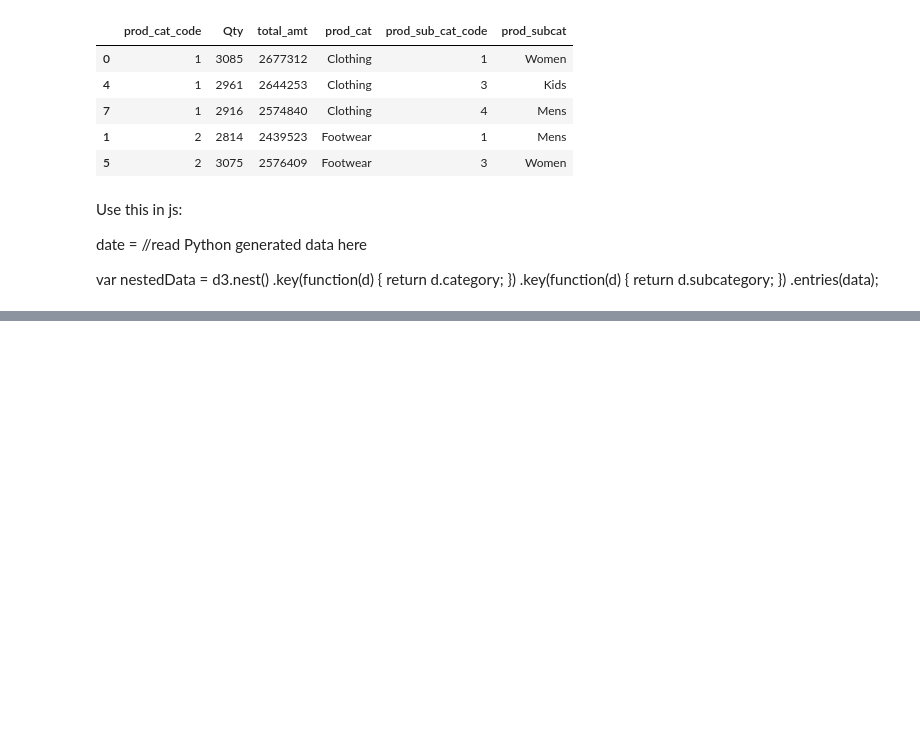
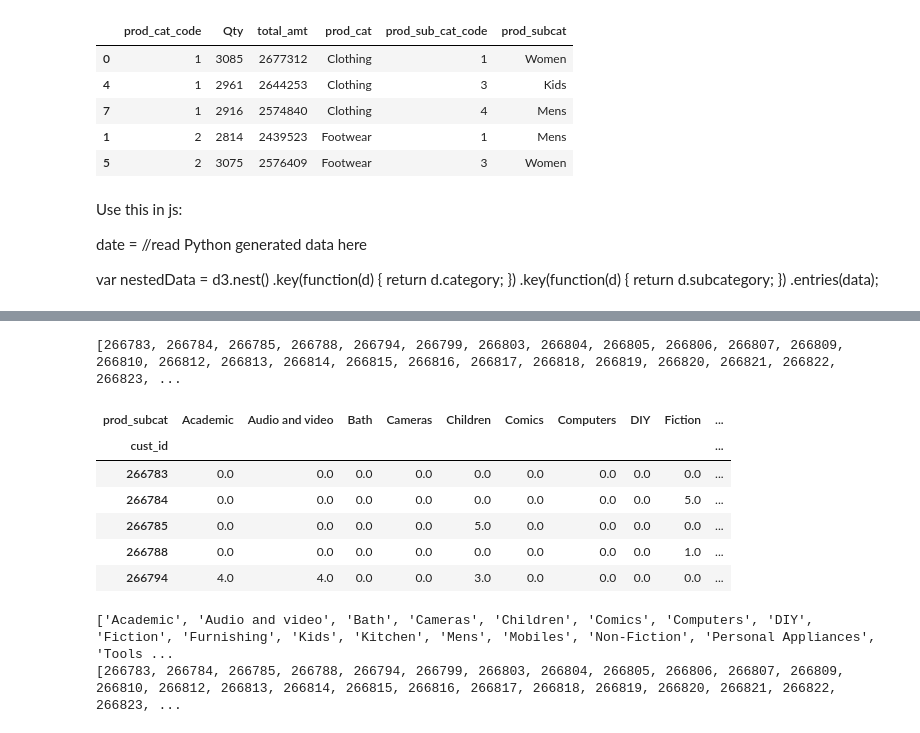
Before and after one commit to AlessandraMonaco/Visual-Analytics, a Jupyter notebook: src/app.ipynb, the cells around one changed output, grey strips where cells are left out. Cells and saved outputs as stored; diff of their text form; code cells hidden in the pictures; blank space fills up the shorter version.

```diff
--- a/src/app.ipynb
+++ b/src/app.ipynb
@@ -6,6 +10,7 @@ path = "C:/Users/user/Documents/GitHub/Visual-Analytics/dataset/"
 ctg = pd.read_csv(path+"prod_cat_info.csv") #categories csv
 cst = pd.read_csv(path+"Customer.csv")
 tr = pd.read_csv(path+"Transactions.csv")
+data = pd.read_csv(path+"full_data.csv")
 # %%
 ctg.head()
 # %% [output]
@@ -97,0 +112,4 @@ var nestedData = d3.nest()
+# %%
+gr_data = data.groupby(['cust_id', 'prod_subcat'])["Qty"].apply(lambda x : x.astype(int).sum()).to_frame()
+gr_data = gr_data.reset_index()
+gr_data.head()
@@ -97,0 +123,28 @@ var nestedData = d3.nest()
+# %%
+gr_data.columns
+print(gr_data.cust_id.tolist())
+# %% [output]
+[266783, 266784, 266785, 266788, 266794, 266799, 266803, 266804, 266805, 266806, 266807, 266809, 266810, 266812, 266813, 266814, 266815, 266816, 266817, 266818, 266819, 266820, 266821, 266822, 266823, ...
+# %%
+gr_data = gr_data.pivot(index="cust_id", columns="prod_subcat", values="Qty")
+gr_data = gr_data.fillna(0)
+gr_data.head()
+# %% [output]
+| prod_subcat | Academic | Audio and video | Bath | Cameras | Children | Comics | Computers | DIY | Fiction | ... |
+| cust_id |  |  |  |  |  |  |  |  |  | ... |
+| 266783 | 0.0 | 0.0 | 0.0 | 0.0 | 0.0 | 0.0 | 0.0 | 0.0 | 0.0 | ... |
+| 266784 | 0.0 | 0.0 | 0.0 | 0.0 | 0.0 | 0.0 | 0.0 | 0.0 | 5.0 | ... |
+| 266785 | 0.0 | 0.0 | 0.0 | 0.0 | 5.0 | 0.0 | 0.0 | 0.0 | 0.0 | ... |
+| 266788 | 0.0 | 0.0 | 0.0 | 0.0 | 0.0 | 0.0 | 0.0 | 0.0 | 1.0 | ... |
+| 266794 | 4.0 | 4.0 | 0.0 | 0.0 | 3.0 | 0.0 | 0.0 | 0.0 | 0.0 | ... |
+# %%
+# Get feature names
+features = gr_data.columns[1:].tolist()
+print(features)
+
+# Get customer ids
+customers = gr_data["cust_id"].tolist()
+print(customers)
+# %% [output]
+['Academic', 'Audio and video', 'Bath', 'Cameras', 'Children', 'Comics', 'Computers', 'DIY', 'Fiction', 'Furnishing', 'Kids', 'Kitchen', 'Mens', 'Mobiles', 'Non-Fiction', 'Personal Appliances', 'Tools ...
+[266783, 266784, 266785, 266788, 266794, 266799, 266803, 266804, 266805, 266806, 266807, 266809, 266810, 266812, 266813, 266814, 266815, 266816, 266817, 266818, 266819, 266820, 266821, 266822, 266823, ...
```
Also changed, not shown: parts of 8 cells of this notebook, 8 other files.
